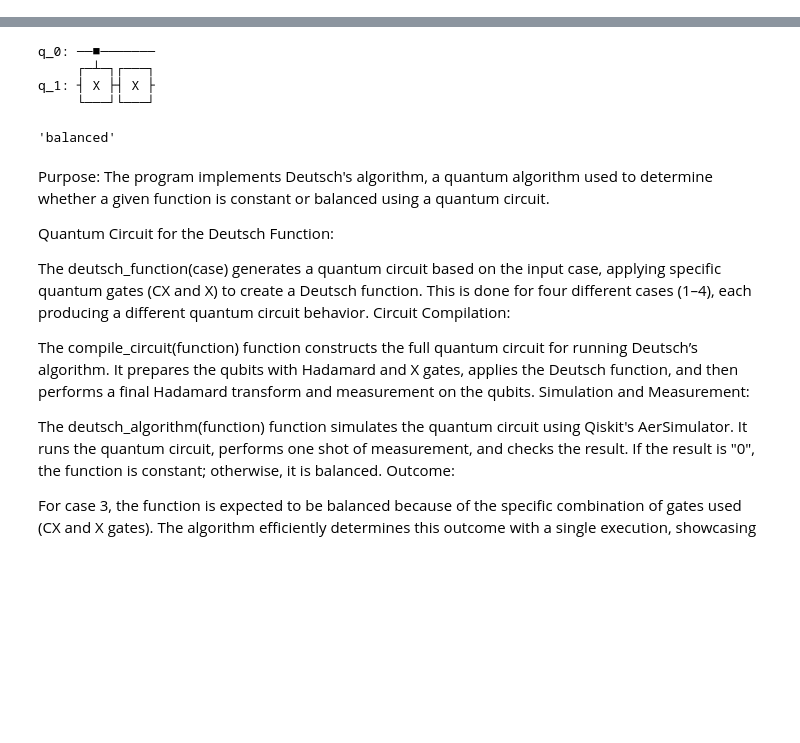
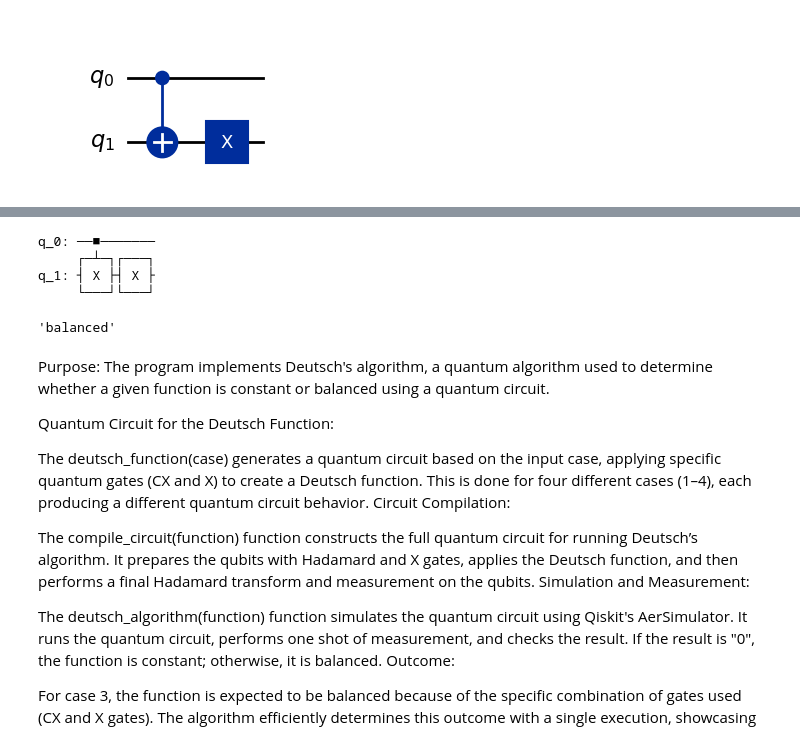
Before and after one commit to Sowmya-2348562/Quantum-Computing, a Jupyter notebook: 2348562_QC_Lab7.ipynb, the cells around one changed output, grey strips where cells are left out. Saved outputs shown, nothing was run; the diff lists cells and outputs as text; code cells hidden in the pictures; blank space fills up the shorter version.

```diff
--- a/2348562_QC_Lab7.ipynb
+++ b/2348562_QC_Lab7.ipynb
@@ -2,0 +65,20 @@
+# %%
+from qiskit import QuantumCircuit
+
+def deutsch_function(case: int):
+    """
+    Generate a valid Deutsch function as a `QuantumCircuit`.
+    """
+    if case not in [1, 2, 3, 4]:
+        raise ValueError("`case` must be 1, 2, 3, or 4.")
+
+    f = QuantumCircuit(2)
+    if case in [2, 3]:
+        f.cx(0, 1)
+    if case in [3, 4]:
+        f.x(1)
+    return f
+# %%
+display(deutsch_function(3).draw(output='mpl'))
+# %% [output]
+[figure, added]
```
Also changed, not shown: parts of 5 cells of this notebook.
